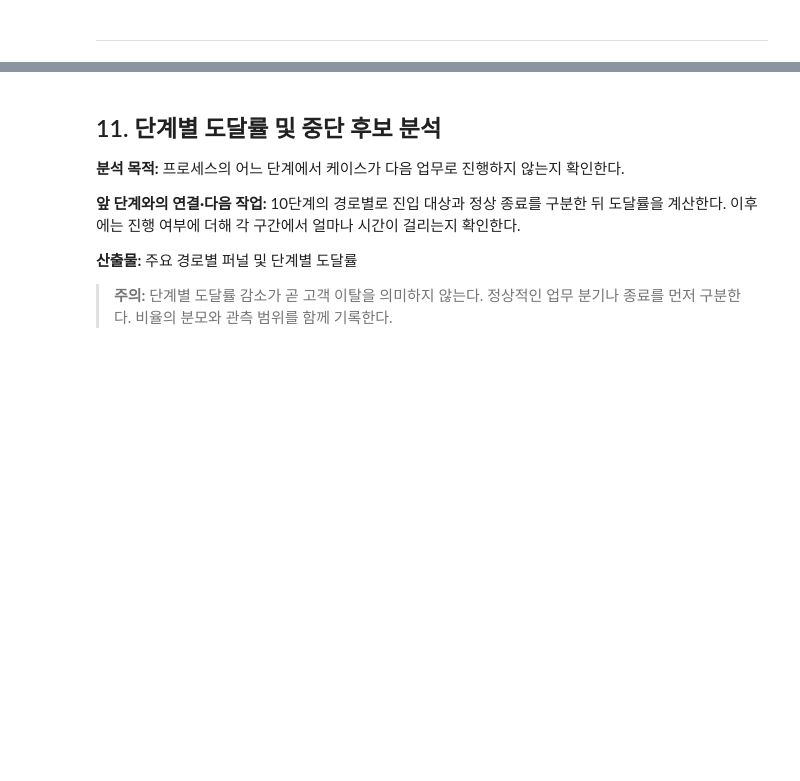
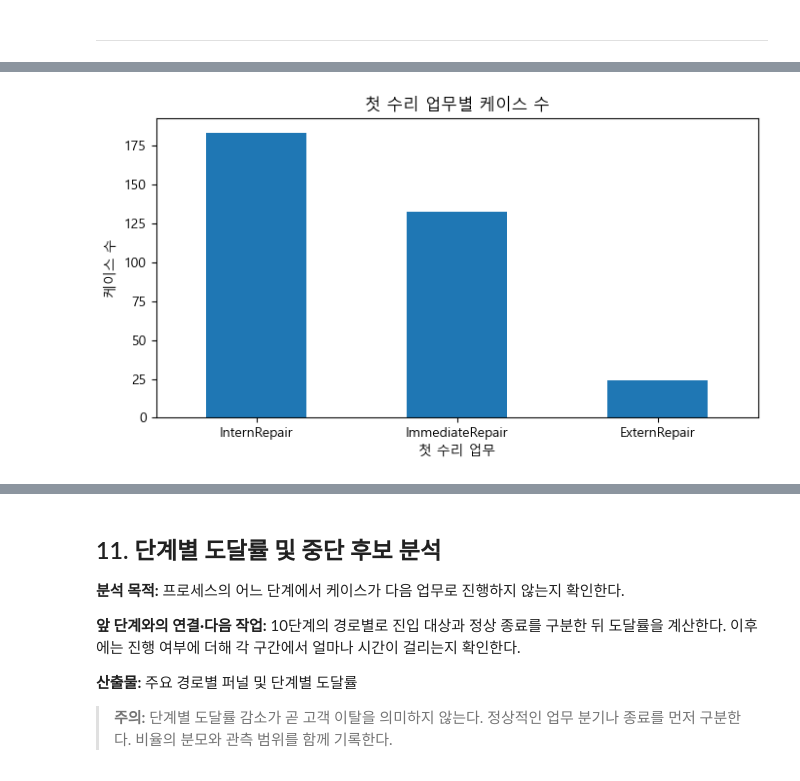
Before and after one commit to roh-git/DA_Assignment, a Jupyter notebook: repair2_분석.ipynb, the cells around one changed output, grey strips where cells are left out. Cells and saved outputs as stored; diff of their text form; code cells hidden in the pictures; blank space fills up the shorter version.

```diff
--- a/repair2_분석.ipynb
+++ b/repair2_분석.ipynb
@@ -1310,0 +1834,15 @@ display(time_coverage)
+# %%
+# 첫 수리 업무별 케이스 수
+ax = first_summary['케이스 수'].plot.bar(
+    figsize=(7, 4),
+    rot=0
+)
+
+ax.set_title('첫 수리 업무별 케이스 수')
+ax.set_xlabel('첫 수리 업무')
+ax.set_ylabel('케이스 수')
+
+plt.tight_layout()
+plt.show()
+# %% [output]
+[figure, added]
```
Also changed, not shown: parts of 70 cells of this notebook.
